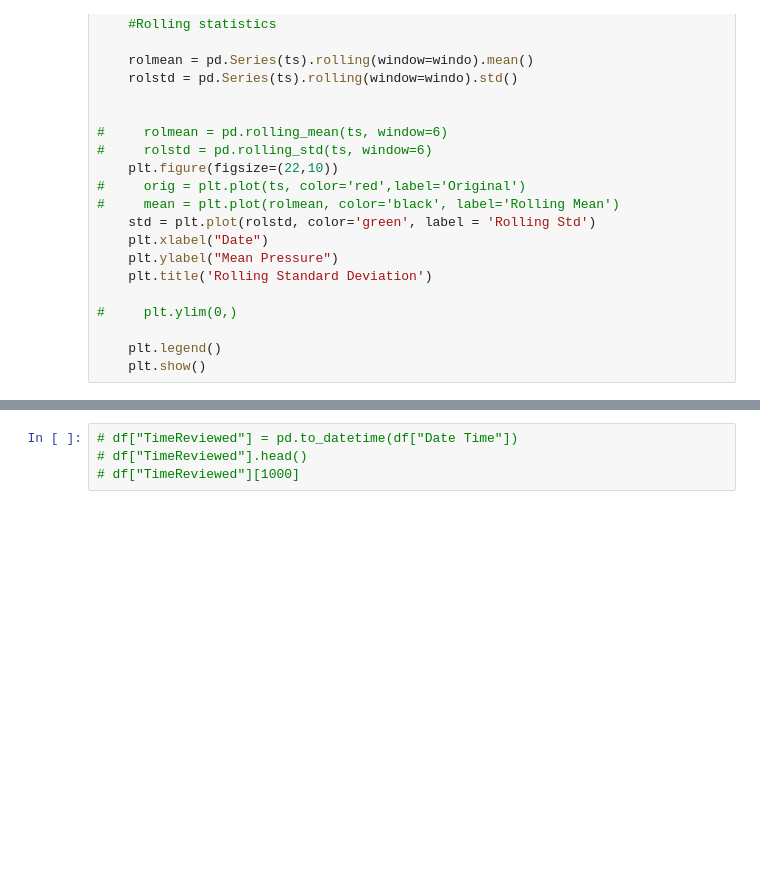
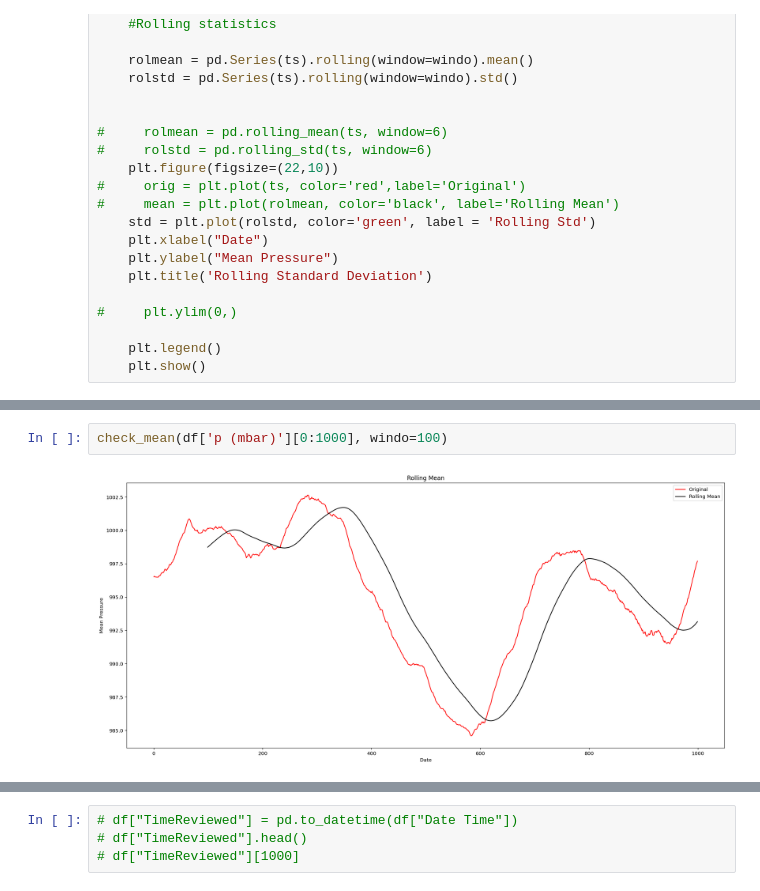
Before and after one commit to Atashnezhad/Time_series_project, a Jupyter notebook: Code/P02_02_EDA.ipynb, the cells around one changed output, grey strips where cells are left out. Saved outputs shown, nothing was run; the diff lists cells and outputs as text; blank space fills up the shorter version.

```diff
--- a/Code/P02_02_EDA.ipynb
+++ b/Code/P02_02_EDA.ipynb
@@ -270,0 +270,4 @@ check_mean(df['p (mbar)'][0:10000], windo=100)
+# %%
+check_mean(df['p (mbar)'][0:1000], windo=100)
+# %% [output]
+[figure, added]
```
Also changed, not shown: parts of 8 cells of this notebook.
